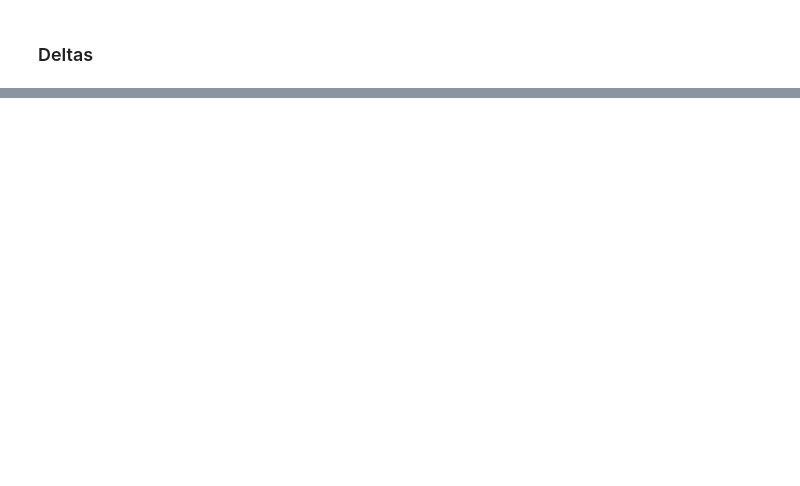
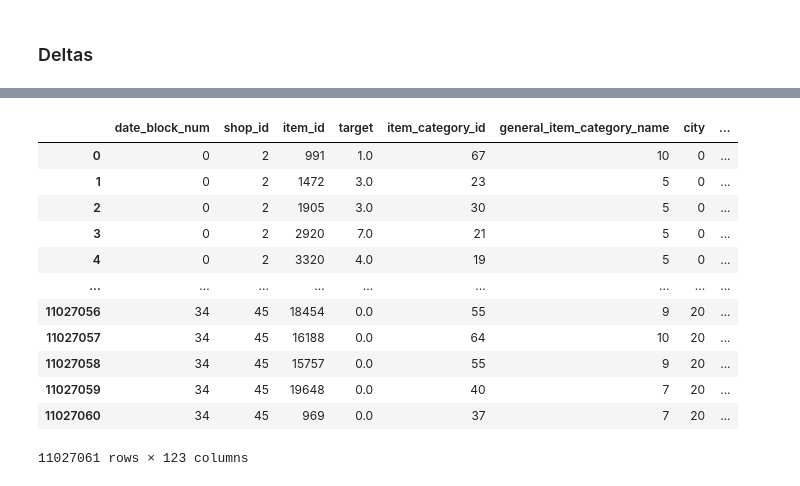
Before and after one commit to MarianSlassi/future_sales_prediction, a Jupyter notebook: notebooks/feature_engineering.ipynb, the cells around one changed output, grey strips where cells are left out. Drawn from its saved outputs; the diff is of its cells as text; code cells hidden in the pictures; blank space fills up the shorter version.

```diff
--- a/notebooks/feature_engineering.ipynb
+++ b/notebooks/feature_engineering.ipynb
@@ -886,2 +927,11 @@ Amount of columns in this table: 100
 # %%
-df[]
+columns_to_delta = ['target', 'target_by_item_id_total', 'target_by_shop_id_total','target_by_category_total',\
+                    'target_by_general_category_total', 'target_by_city_total']
+
+for target_predict in columns_to_delta:
+    full_df[target_predict + '_delta_1_2'] = full_df[target_predict + '_lag_1'] - full_df[target_predict + '_lag_2']
+    full_df[target_predict + '_delta_2_3'] = full_df[target_predict + '_lag_2'] - full_df[target_predict + '_lag_3']
+
+    full_df[target_predict + '_predict_1_2'] = full_df[target_predict + '_lag_1'] + full_df[target_predict + '_delta_1_2']
+    full_df[target_predict + '_predict_2_3'] = full_df[target_predict + '_lag_1'] + full_df[target_predict + '_delta_2_3']\
+          + full_df[target_predict + '_predict_1_2']
@@ -887,0 +960,11 @@ df[]
+# %%
+temp = full_df[full_df['date_block_num'] == 34] # Chose last month only
+
+# Make a boolean mask for columns to delete which consist\
+# of all 0 for all observations
+
+leakege_true = list((temp == 0).sum() == 214200)
+leakege_true
+
+del temp
+gc.collect()
@@ -887,0 +973,3 @@ df[]
+# %%
+leakege_features = set(full_df.loc[:,leakege_true].columns)
+leakege_features
@@ -887,0 +994,5 @@ df[]
+# %%
+constant_features = {'target','item_id_was_in_test', 'shop_id_was_in_test','not_full_historical_data'}
+leakege_features = list(leakege_features - constant_features)
+
+leakege_features
@@ -887,0 +1013,17 @@ df[]
+# %%
+full_df = full_df.drop(columns=leakege_features, axis = 1)
+full_df
+# %% [output]
+|  | date_block_num | shop_id | item_id | target | item_category_id | general_item_category_name | city | ... |
+| 0 | 0 | 2 | 991 | 1.0 | 67 | 10 | 0 | ... |
+| 1 | 0 | 2 | 1472 | 3.0 | 23 | 5 | 0 | ... |
+| 2 | 0 | 2 | 1905 | 3.0 | 30 | 5 | 0 | ... |
+| 3 | 0 | 2 | 2920 | 7.0 | 21 | 5 | 0 | ... |
+| 4 | 0 | 2 | 3320 | 4.0 | 19 | 5 | 0 | ... |
+| ... | ... | ... | ... | ... | ... | ... | ... | ... |
+| 11027056 | 34 | 45 | 18454 | 0.0 | 55 | 9 | 20 | ... |
+| 11027057 | 34 | 45 | 16188 | 0.0 | 64 | 10 | 20 | ... |
+| 11027058 | 34 | 45 | 15757 | 0.0 | 55 | 9 | 20 | ... |
+| 11027059 | 34 | 45 | 19648 | 0.0 | 40 | 7 | 20 | ... |
+| 11027060 | 34 | 45 | 969 | 0.0 | 37 | 7 | 20 | ... |
+11027061 rows × 123 columns
```
Also changed, not shown: parts of 45 cells of this notebook, 15 other files.
